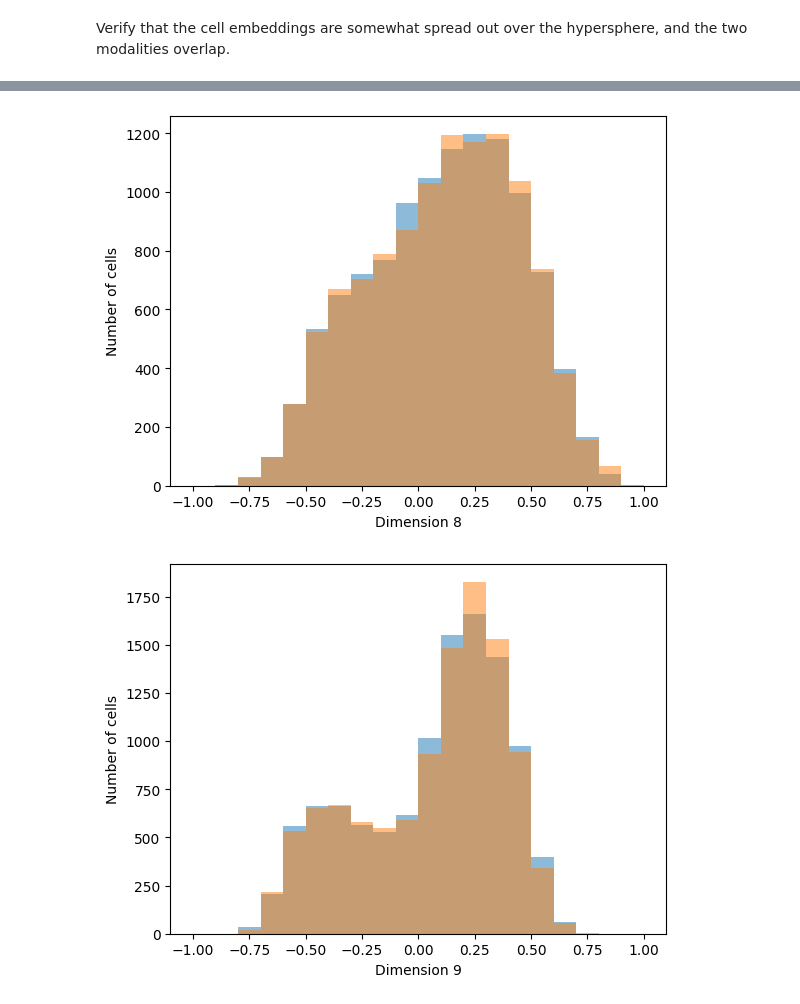
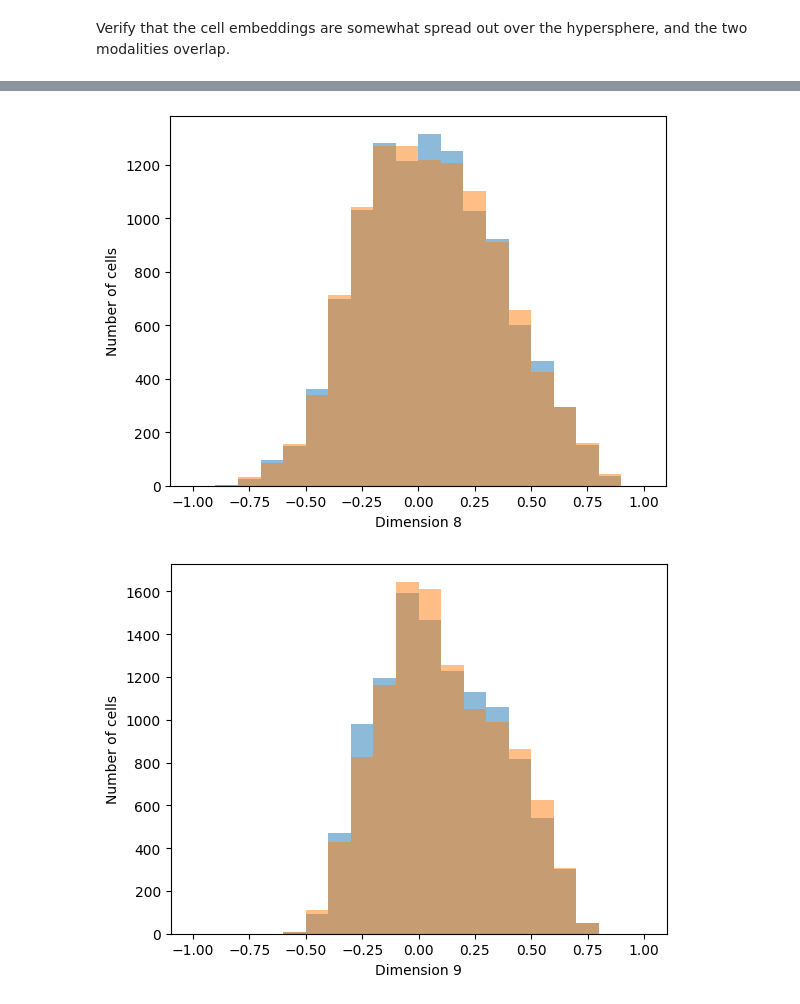
Before and after one commit to Ding-Group/scPairing, a Jupyter notebook: tutorials/Basic scPairing integration.ipynb, the cells around one changed output, grey strips where cells are left out. Cells and saved outputs as stored; diff of their text form; code cells hidden in the pictures.

```diff
--- a/tutorials/Basic scPairing integration.ipynb
+++ b/tutorials/Basic scPairing integration.ipynb
@@ -68,7 +74,6 @@ model = scPairing(
     counts_layer=['counts', 'binary'],
     transformed_obsm=['X_pca', 'X_lsi'],
     use_decoder=False,
-    cosine_loss=True,
     seed=0
 )
 # %%
@@ -175,6 +183,6 @@ for i in range(10):
     plt.hist(rna_adata.obsm['mod2_features'][:, i], alpha=0.5, label='atac', bins=[-1, -.9, -.8, -.7, -.6, -.5, -.4, -.3, -.2, -.1, 0, .1, .2, .3, .4, .5, .6, .7, .8,.9, 1])
 
     plt.xlabel(f"Dimension {i+1}")
-    plt.ylabel(f"Number of cells")
+    plt.ylabel("Number of cells")
     plt.show()
 # %% [output]
@@ -188,2 +196,2 @@ for i in range(10):
-[figure, old version]
+[figure, new version]
-[figure, old version]
+[figure, new version]
```
Also changed, not shown: parts of 13 cells of this notebook, 4 other files.
